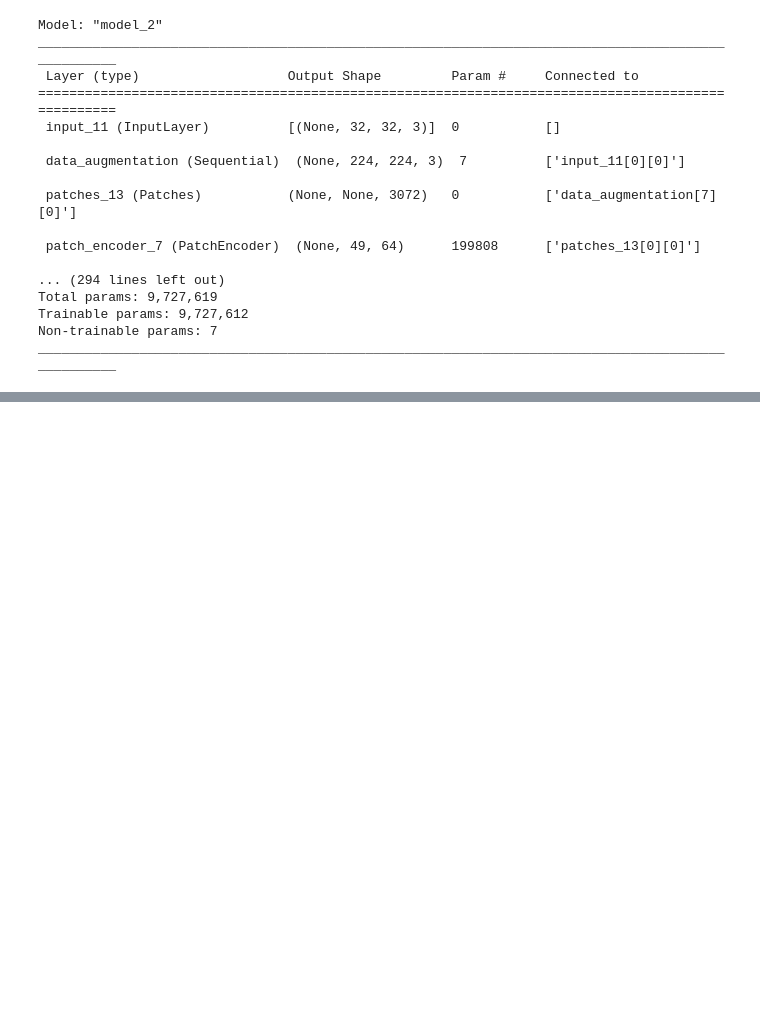
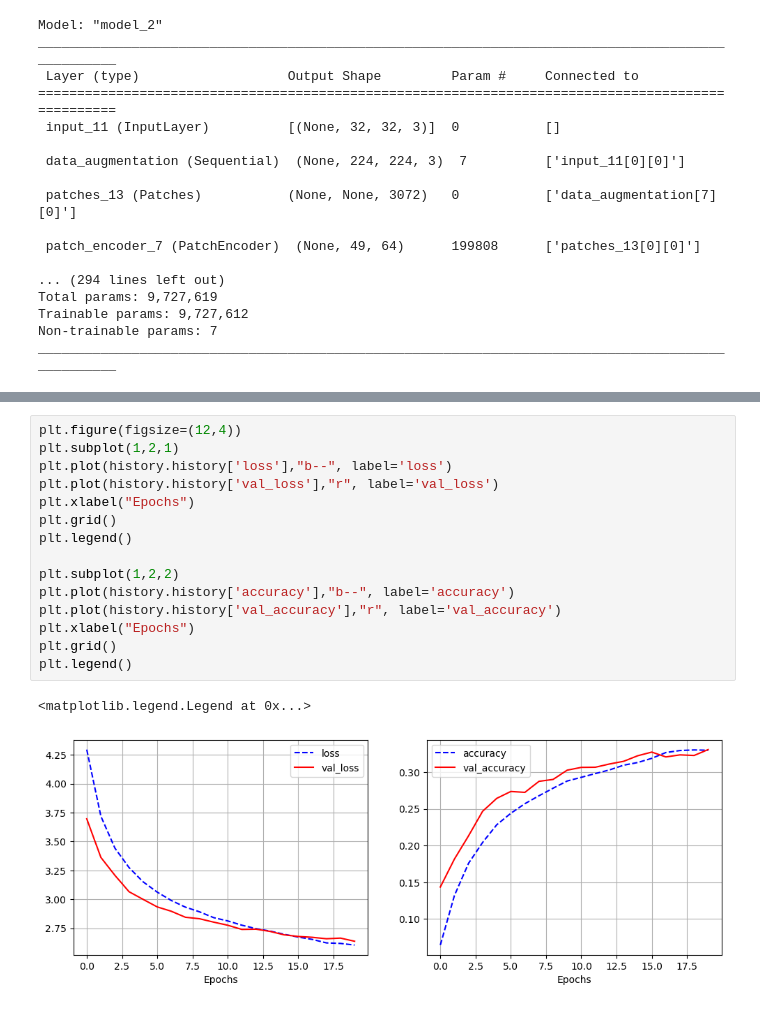
Before and after one commit to GitHayang/python, a Jupyter notebook: dacon/ViT-baselogic.ipynb, the cells around one changed output, grey strips where cells are left out. Saved outputs shown, nothing was run; the diff lists cells and outputs as text; blank space fills up the shorter version.

```diff
--- a/dacon/ViT-baselogic.ipynb
+++ b/dacon/ViT-baselogic.ipynb
@@ -245,0 +246,18 @@ WARNING:tensorflow:Using a while_loop for converting ImageProjectiveTransformV3
+# %%
+plt.figure(figsize=(12,4))
+plt.subplot(1,2,1)
+plt.plot(history.history['loss'],"b--", label='loss')
+plt.plot(history.history['val_loss'],"r", label='val_loss')
+plt.xlabel("Epochs")
+plt.grid()
+plt.legend()
+
+plt.subplot(1,2,2)
+plt.plot(history.history['accuracy'],"b--", label='accuracy')
+plt.plot(history.history['val_accuracy'],"r", label='val_accuracy')
+plt.xlabel("Epochs")
+plt.grid()
+plt.legend()
+# %% [output]
+<matplotlib.legend.Legend at 0x...>
+[figure, added]
```
Also changed, not shown: parts of 1 cell of this notebook, 1 other file.
